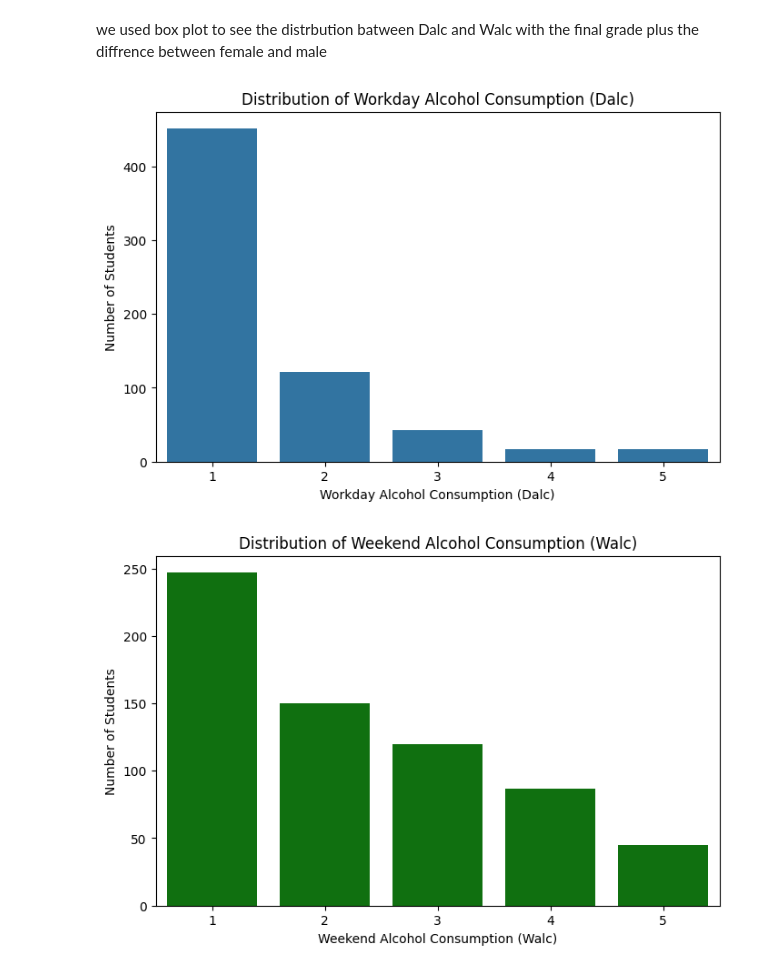
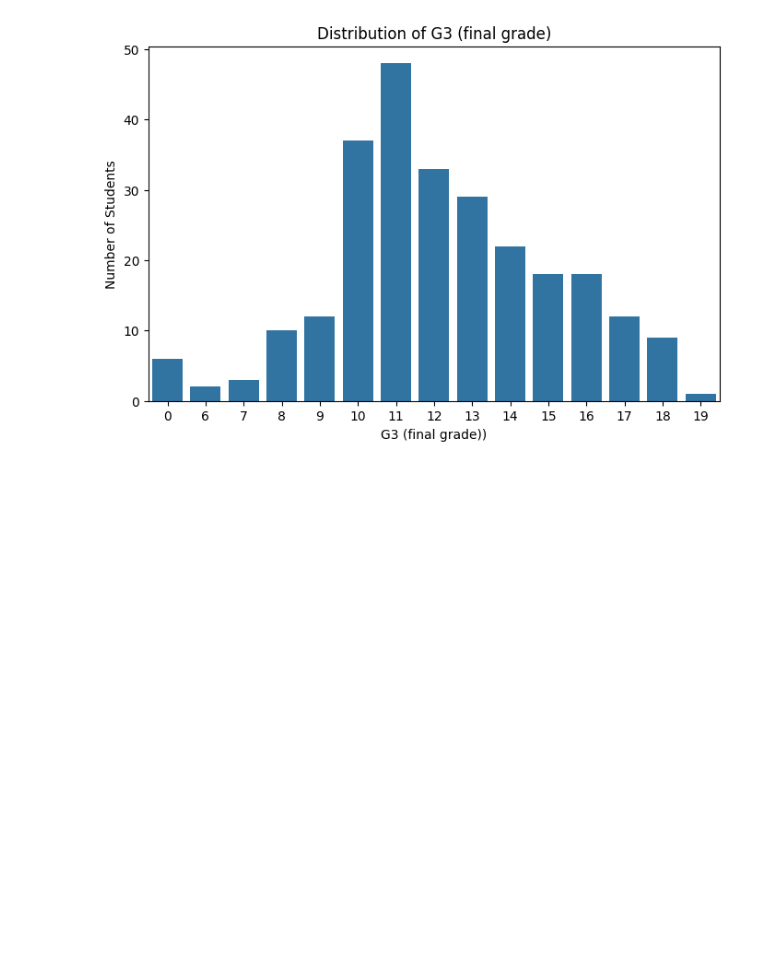
Before and after one commit to iraseel74/mining-project, a Jupyter notebook: Phase2.ipynb, the cells around one changed output. Drawn from its saved outputs; the diff is of its cells as text; code cells hidden in the pictures; blank space fills up the shorter version.

```diff
--- a/Phase2.ipynb
+++ b/Phase2.ipynb
@@ -32,30 +41,15 @@ plt.show()
-# %% [markdown]
-we used box plot to see the distrbution batween Dalc and Walc with the final grade plus the diffrence between female and male
 # %%
 import seaborn as sns
 import matplotlib.pyplot as plt
-data = pd.read_csv('student-por.csv')
-
-# a bar chart for the distribution of Dalc (Workday Alcohol Consumption)
-
+data = pd.read_csv('student_sample.csv')
 plt.figure(figsize=(8, 5))
-sns.countplot(x='Dalc', data=data)
-plt.title('Distribution of Workday Alcohol Consumption (Dalc)')
-plt.xlabel('Workday Alcohol Consumption (Dalc)')
+sns.countplot(x='G3', data=data)
+plt.title('Distribution of G3 (final grade)')
+plt.xlabel('G3 (final grade))')
 plt.ylabel('Number of Students')
 plt.show()
-
-# a bar chart for the distribution of Walc (weekend Alcohol Consumption)
-
-plt.figure(figsize=(8, 5))
-sns.countplot(x='Walc', data=data, color='green')
-plt.title('Distribution of Weekend Alcohol Consumption (Walc)')
-plt.xlabel('Weekend Alcohol Consumption (Walc)')
-plt.ylabel('Number of Students')
-plt.show()
 # %% [output]
-[figure, old version]
+[figure, new version]
-[figure, removed]
 # %%
 import seaborn as sns
 import matplotlib.pyplot as plt
```
Also changed, not shown: parts of 34 cells of this notebook.
